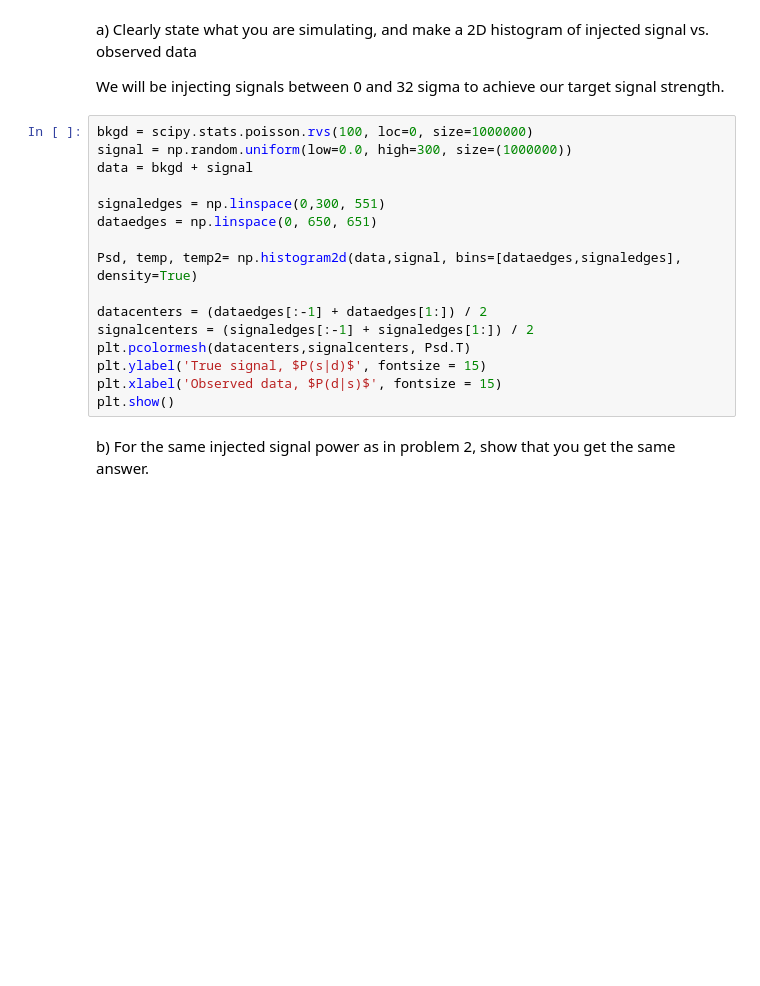
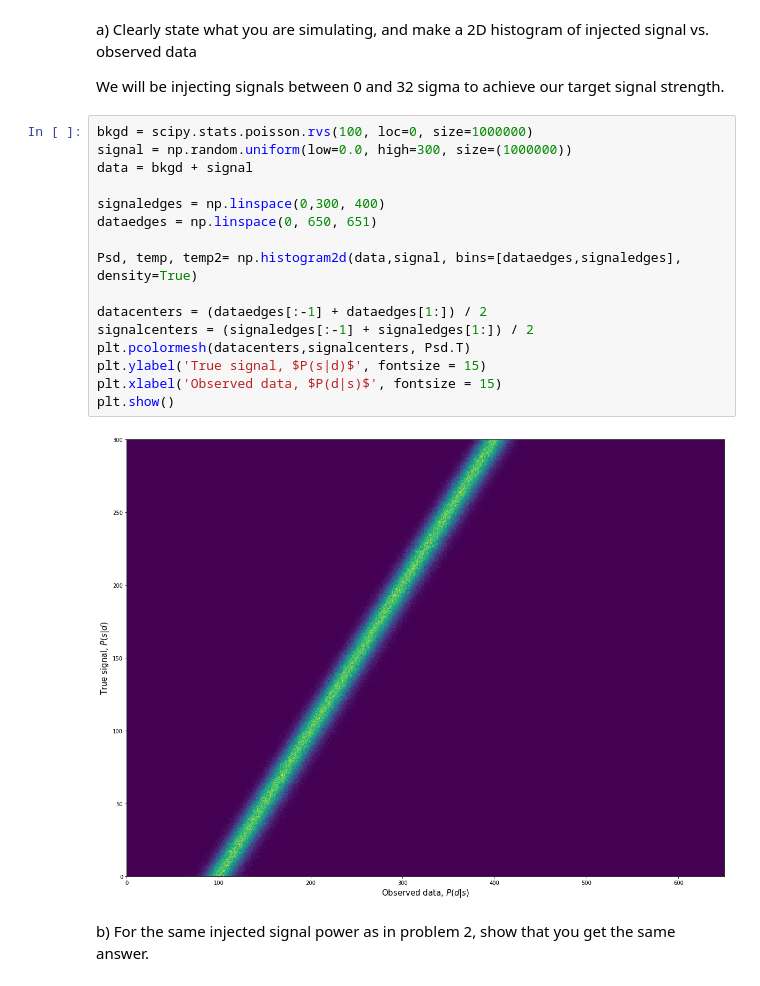
Before and after one commit to s-agiedd/PHYS_434, a Jupyter notebook: Labs/Alyssa_Giedd_Lab6.ipynb, the cells around one changed output. Saved outputs shown, nothing was run; the diff lists cells and outputs as text; blank space fills up the shorter version.

```diff
--- a/Labs/Alyssa_Giedd_Lab6.ipynb
+++ b/Labs/Alyssa_Giedd_Lab6.ipynb
@@ -114,19 +114,21 @@ We will be injecting signals between 0 and 32 sigma to achieve our target signal
 # %%
 bkgd = scipy.stats.poisson.rvs(100, loc=0, size=1000000)
 signal = np.random.uniform(low=0.0, high=300, size=(1000000))
 data = bkgd + signal
 
-signaledges = np.linspace(0,300, 551)
+signaledges = np.linspace(0,300, 400)
 dataedges = np.linspace(0, 650, 651)
 
 Psd, temp, temp2= np.histogram2d(data,signal, bins=[dataedges,signaledges], density=True)
 
 datacenters = (dataedges[:-1] + dataedges[1:]) / 2
 signalcenters = (signaledges[:-1] + signaledges[1:]) / 2
 plt.pcolormesh(datacenters,signalcenters, Psd.T)
 plt.ylabel('True signal, $P(s|d)$', fontsize = 15)
 plt.xlabel('Observed data, $P(d|s)$', fontsize = 15)
 plt.show()
+# %% [output]
+[figure, added]
 # %% [markdown]
 b) For the same injected signal power as in problem 2, show that you get the same answer.
 # %%
```
Also changed, not shown: parts of 6 cells of this notebook, 1 other file.
